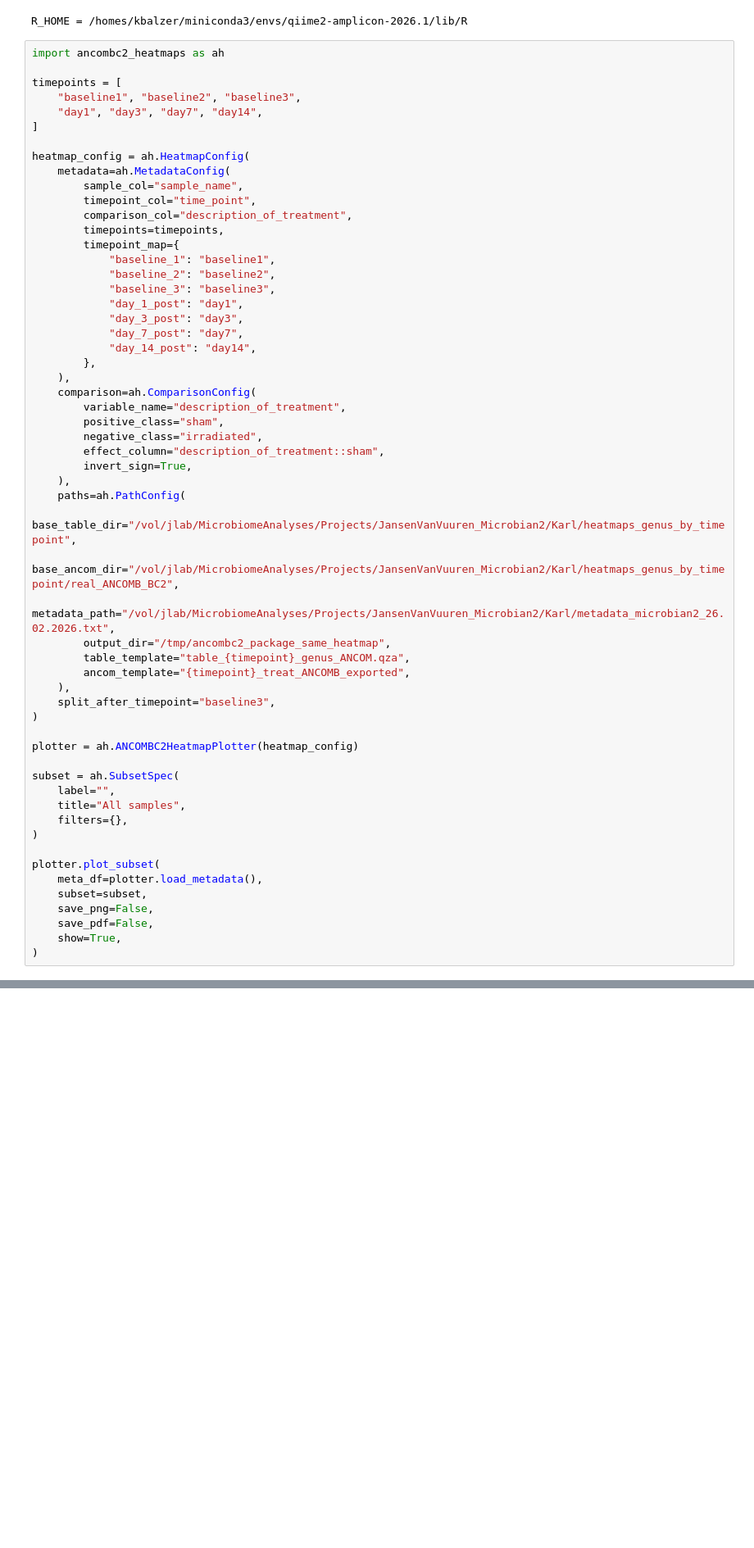
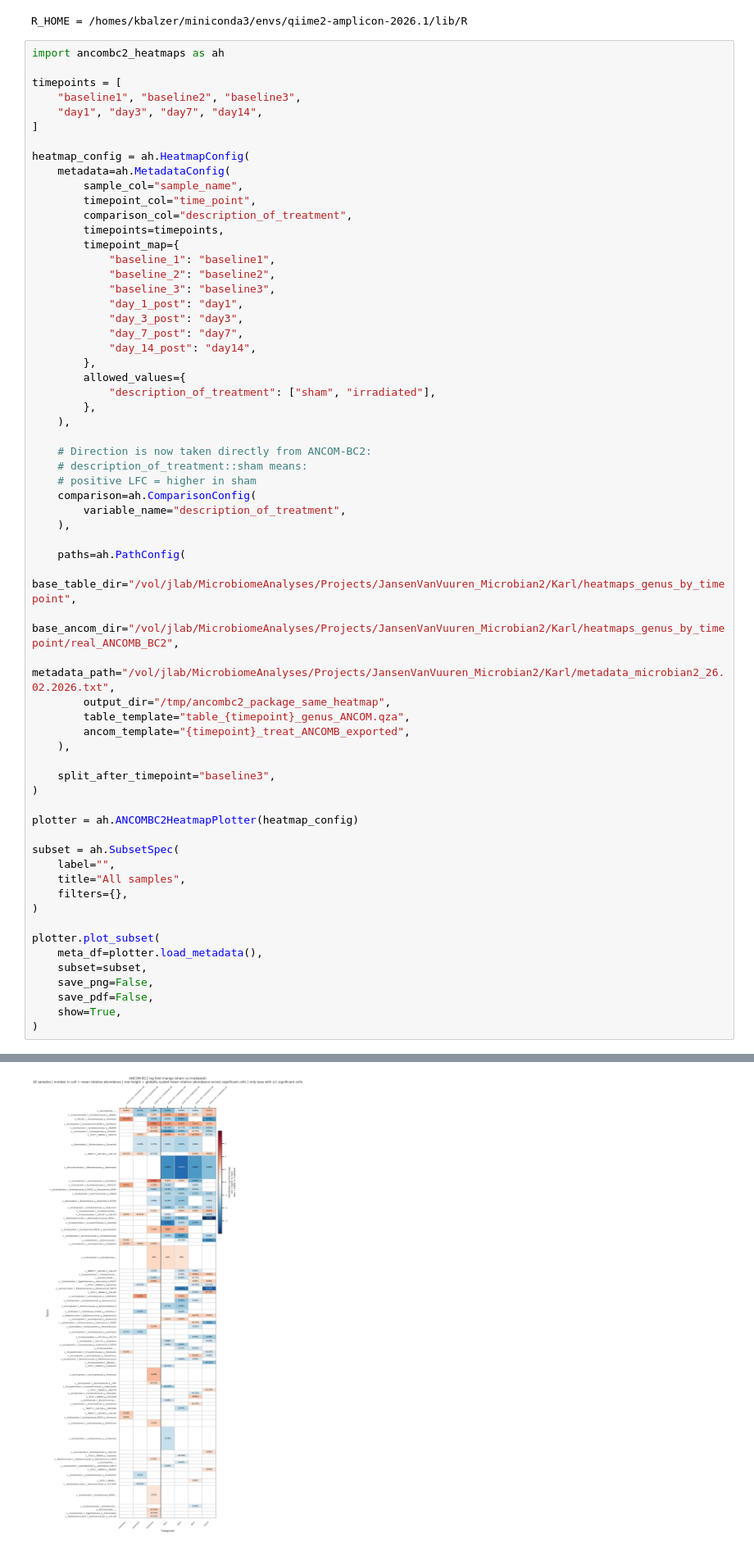
Before and after one commit to jlab/ancombc2-heatmaps, a Jupyter notebook: notebooks/Heatmaps_Tester.ipynb, the cells around one changed output, grey strips where cells are left out. Shown at 82% size. Cells and saved outputs as stored; diff of their text form; blank space fills up the shorter version.

```diff
--- a/notebooks/Heatmaps_Tester.ipynb
+++ b/notebooks/Heatmaps_Tester.ipynb
@@ -37,14 +37,18 @@ heatmap_config = ah.HeatmapConfig(
             "day_7_post": "day7",
             "day_14_post": "day14",
         },
+        allowed_values={
+            "description_of_treatment": ["sham", "irradiated"],
+        },
     ),
+
+    # Direction is now taken directly from ANCOM-BC2:
+    # description_of_treatment::sham means:
+    # positive LFC = higher in sham
     comparison=ah.ComparisonConfig(
         variable_name="description_of_treatment",
-        positive_class="sham",
-        negative_class="irradiated",
-        effect_column="description_of_treatment::sham",
-        invert_sign=True,
     ),
+
     paths=ah.PathConfig(
         base_table_dir="/vol/jlab/MicrobiomeAnalyses/Projects/JansenVanVuuren_Microbian2/Karl/heatmaps_genus_by_timepoint",
         base_ancom_dir="/vol/jlab/MicrobiomeAnalyses/Projects/JansenVanVuuren_Microbian2/Karl/heatmaps_genus_by_timepoint/real_ANCOMB_BC2",
@@ -53,6 +57,7 @@ heatmap_config = ah.HeatmapConfig(
         table_template="table_{timepoint}_genus_ANCOM.qza",
         ancom_template="{timepoint}_treat_ANCOMB_exported",
     ),
+
     split_after_timepoint="baseline3",
 )
 
@@ -75,0 +80 @@ TypeError: ComparisonConfig.__init__() missing 1 required positional argument: '
+[figure, added]
```
Also changed, not shown: parts of 1 cell of this notebook, 2 other files.
